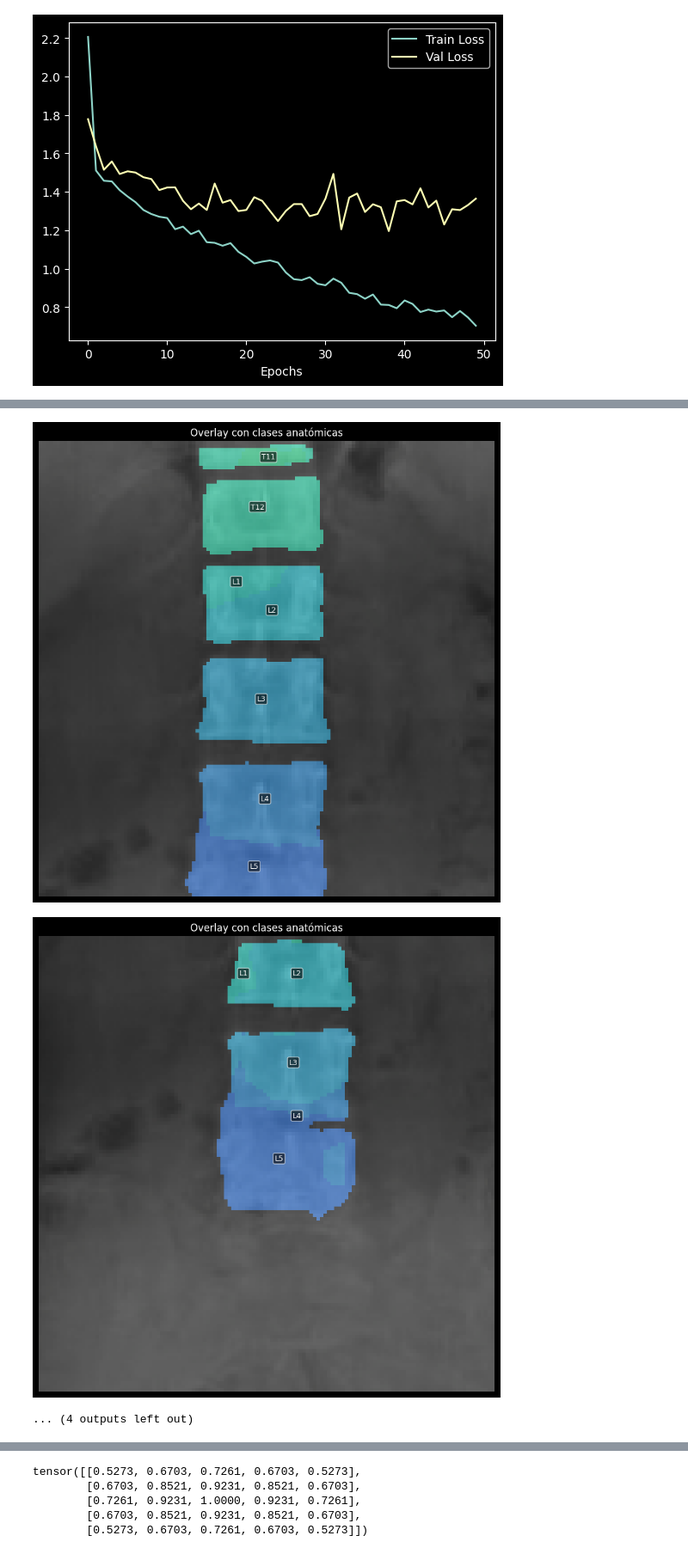
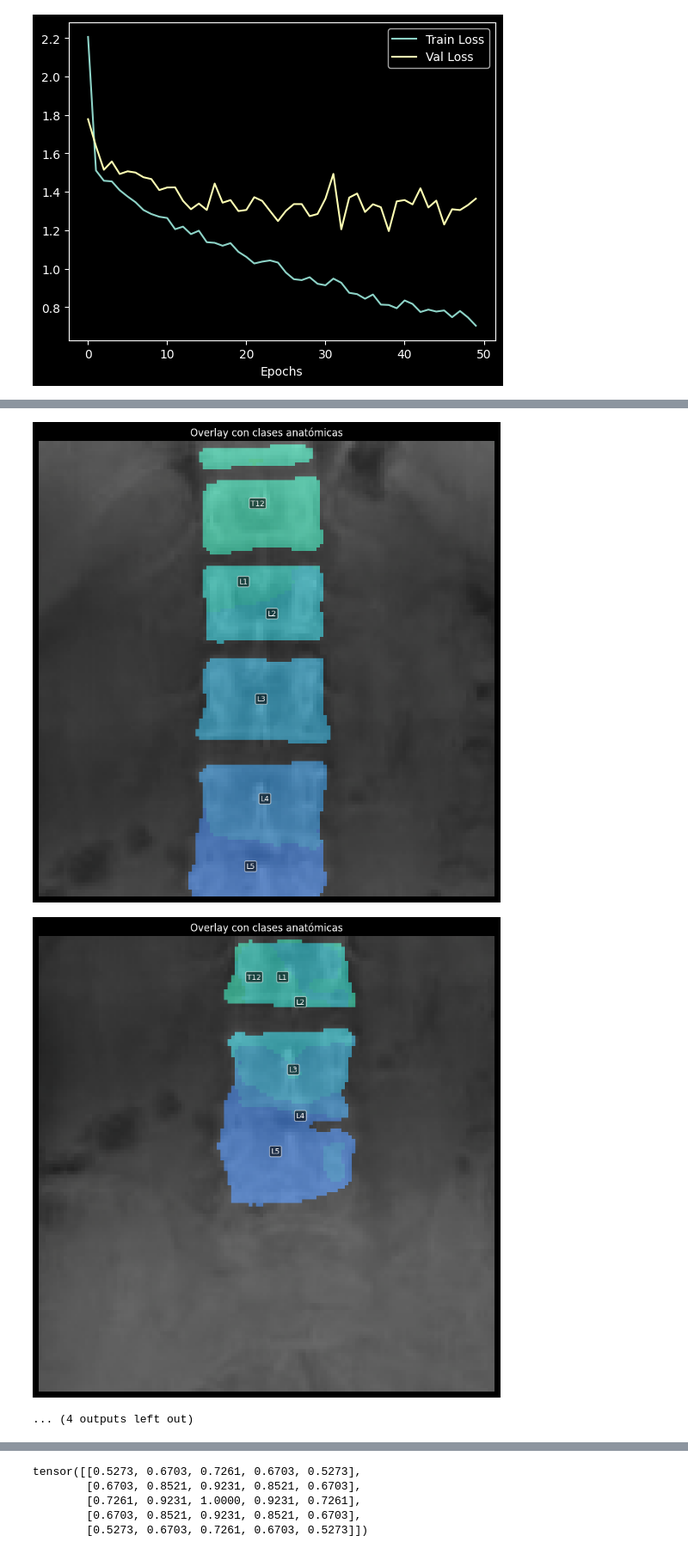
Before and after one commit to Nicolasgr22/Segmentacion_semantica_columna, a Jupyter notebook: notebooks/unet++/Unet++_patches.ipynb, the cells around one changed output, grey strips where cells are left out. Shown at 86% size. Drawn from its saved outputs; the diff is of its cells as text; code cells hidden in the pictures.

```diff
--- a/notebooks/unet++/Unet++_patches.ipynb
+++ b/notebooks/unet++/Unet++_patches.ipynb
@@ -679,7 +679,7 @@ def patch_based_inference(model, image, patch_size, stride, num_classes, device)
     accumulated_weights = torch.zeros((H_large, W_large)).to(device)
 
     # 2. Crear la ventana Gaussiana de suavizado
-    gaussian_window = create_gaussian_window(PATCH_SIZE, sigma=1.0).to(device)
+    gaussian_window = create_gaussian_window(patch_size, sigma=1.0).to(device)
     # gaussian_window = torch.from_numpy(gkern(l=PATCH_SIZE, sig=1.0)).float().to(device)
 
     # 3. Bucle de Ventana Deslizante (Sliding Window)
@@ -687,7 +687,7 @@ def patch_based_inference(model, image, patch_size, stride, num_classes, device)
     y_steps = range(0, H_large - patch_size + 1, stride)
     x_steps = range(0, W_large - patch_size + 1, stride)
 
-    print(len(x_steps), W_large, patch_size,stride)
+    # print(len(x_steps), W_large, patch_size,stride)
 
     # Asegurar que cubrimos el borde final si el stride no encaja perfecto
     # (Añadimos el último parche posible si no termina exactamente en el borde)
@@ -736,17 +736,19 @@ def patch_based_inference(model, image, patch_size, stride, num_classes, device)
 
                 # Convertir logits a probabilidades (Softmax)
                 # Esto es crucial para la fusión ponderada
-                probs = F.softmax(logits, dim=1).squeeze(0) # -> [18, H_patch, W_patch]
+                # probs = F.softmax(logits, dim=1).squeeze(0) # -> [18, H_patch, W_patch]
+                probs = F.softmax(logits, dim=1) # -> [1, 18, H_patch, W_patch]
+                probs = F.interpolate(probs, size=(patch_size, patch_size), mode='bilinear', align_corners=False).squeeze(0)
 
                 # 4. Aplicar Fusión Ponderada en la GPU
                 # Multiplicar las probabilidades de cada clase por el peso Gaussiano
                 weighted_probs = probs * gaussian_window.unsqueeze(0) # Broadcatsing de canales
 
                 # Acumular en la imagen grande
-                accumulated_predictions[:, y:y+PATCH_SIZE, x:x+PATCH_SIZE] += weighted_probs
+                accumulated_predictions[:, y:y+patch_size, x:x+patch_size] += weighted_probs
 
                 # Acumular los pesos aplicados en esa zona para luego normalizar
-                accumulated_weights[y:y+PATCH_SIZE, x:x+PATCH_SIZE] += gaussian_window
+                accumulated_weights[y:y+patch_size, x:x+patch_size] += gaussian_window
 
     # 5. Normalización Final
     # Dividir las probabilidades acumuladas por la suma de pesos en cada píxel
@@ -769,6 +771,7 @@ min_dim = min(x, y)
 patch_size = np.round(np.sqrt(0.25*x*y)).astype(int)
 patch_size = min_dim if patch_size > min_dim else patch_size
 stride = np.round(patch_size/2).astype(int)
+print(f'Patch Size: {patch_size} | Stride: {stride}')
 
 # 4. Parímetros de Inferencia
 # STRIDE define el solapamiento.
@@ -812,5 +815,5 @@ Resolución imagen original: (673, 190, 3)
-[figure, old version]
+[figure, new version]
-[figure, old version]
+[figure, new version]
 ... (4 outputs left out)
 # %%
 plt.figure()
```
Also changed, not shown: parts of 2 cells of this notebook.
